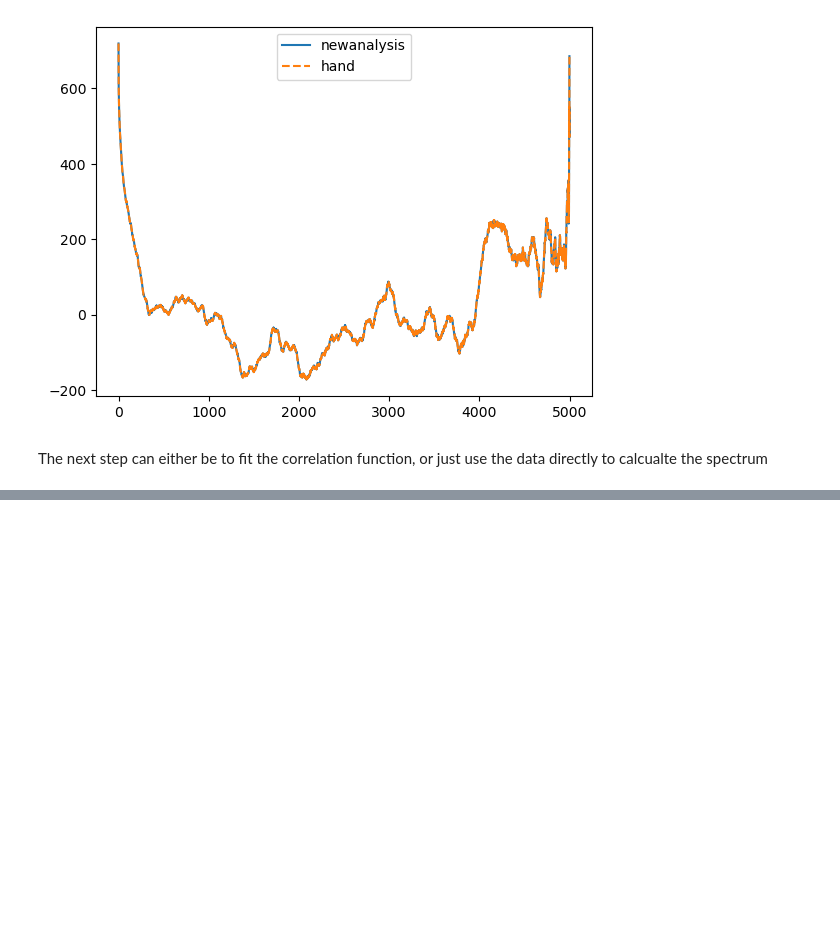
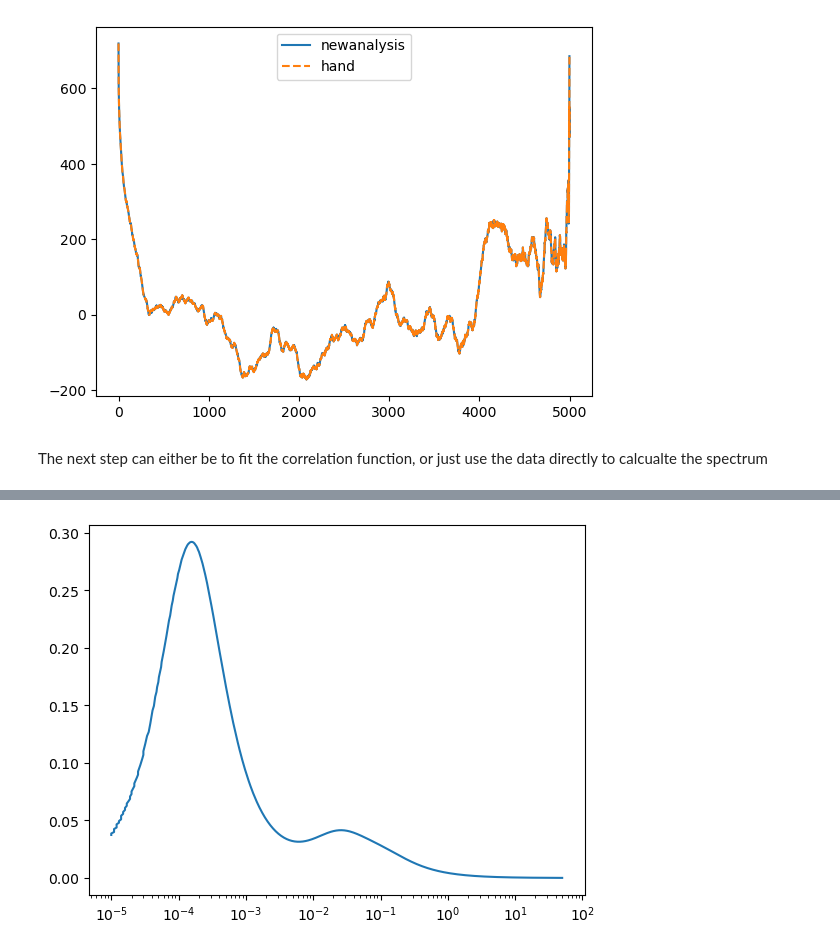
Before and after one commit to florianjoerg/cbchelpers, a Jupyter notebook: notebooks/drs.ipynb, the cells around one changed output, grey strips where cells are left out. Saved outputs shown, nothing was run; the diff lists cells and outputs as text; code cells hidden in the pictures; blank space fills up the shorter version.

```diff
--- a/notebooks/drs.ipynb
+++ b/notebooks/drs.ipynb
@@ -119,0 +165,6 @@ The next step can either be to fit the correlation function, or just use the dat
+# %%
+freq, real, imag = np.loadtxt("epsilon_all.dat", unpack=True)
+plt.plot(freq, imag)
+plt.xscale("log")
+# %% [output]
+[figure, added]
```
Also changed, not shown: parts of 6 cells of this notebook, 7 other files.
